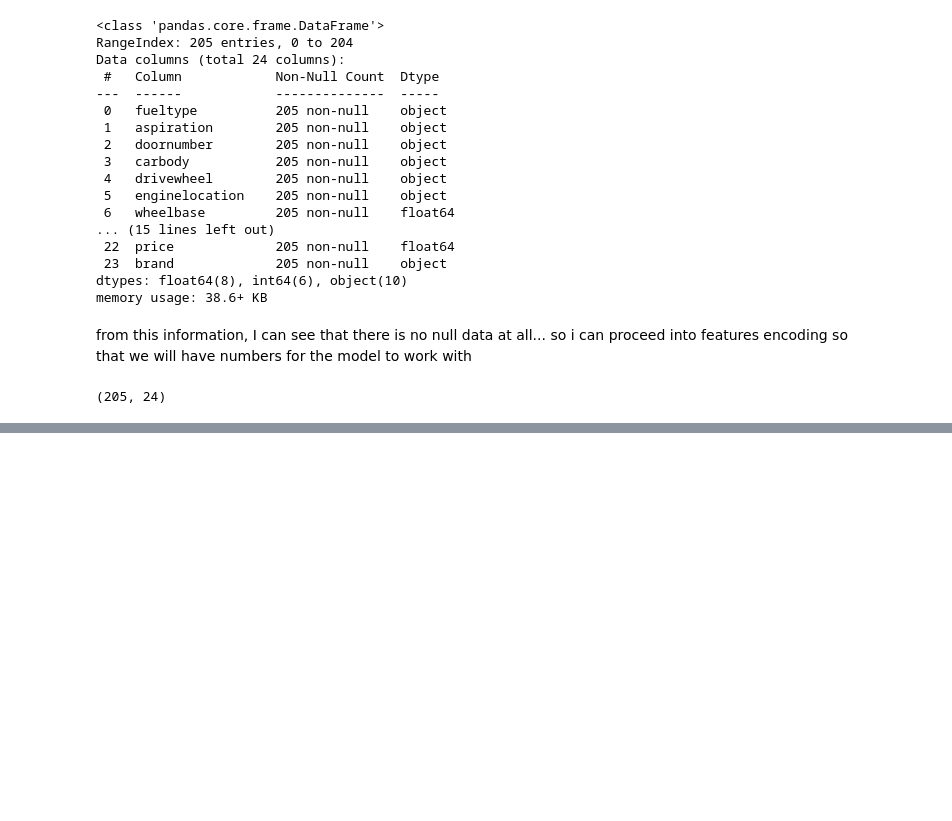
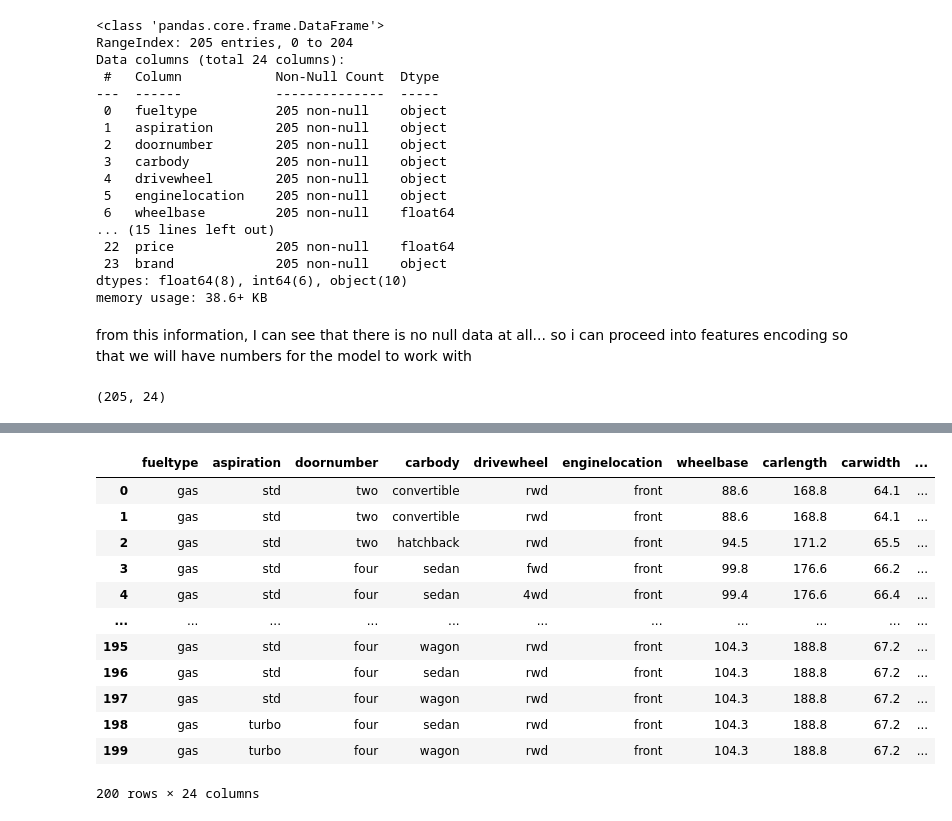
Before and after one commit to Emmanuel-Begati/Machine-Learning-and-AI, a Jupyter notebook: Car_Price_Prediction.ipynb, the cells around one changed output, grey strips where cells are left out. Drawn from its saved outputs; the diff is of its cells as text; code cells hidden in the pictures; blank space fills up the shorter version.

Commit message:
created new aspiration

```diff
--- a/Car_Price_Prediction.ipynb
+++ b/Car_Price_Prediction.ipynb
@@ -321,0 +336,16 @@ binary_encoder.transform(df['aspiration'])
+# %%
+df.head(-5)
+# %% [output]
+|  | fueltype | aspiration | doornumber | carbody | drivewheel | enginelocation | wheelbase | carlength | carwidth | ... |
+| 0 | gas | std | two | convertible | rwd | front | 88.6 | 168.8 | 64.1 | ... |
+| 1 | gas | std | two | convertible | rwd | front | 88.6 | 168.8 | 64.1 | ... |
+| 2 | gas | std | two | hatchback | rwd | front | 94.5 | 171.2 | 65.5 | ... |
+| 3 | gas | std | four | sedan | fwd | front | 99.8 | 176.6 | 66.2 | ... |
+| 4 | gas | std | four | sedan | 4wd | front | 99.4 | 176.6 | 66.4 | ... |
+| ... | ... | ... | ... | ... | ... | ... | ... | ... | ... | ... |
+| 195 | gas | std | four | wagon | rwd | front | 104.3 | 188.8 | 67.2 | ... |
+| 196 | gas | std | four | sedan | rwd | front | 104.3 | 188.8 | 67.2 | ... |
+| 197 | gas | std | four | wagon | rwd | front | 104.3 | 188.8 | 67.2 | ... |
+| 198 | gas | turbo | four | sedan | rwd | front | 104.3 | 188.8 | 67.2 | ... |
+| 199 | gas | turbo | four | wagon | rwd | front | 104.3 | 188.8 | 67.2 | ... |
+200 rows × 24 columns
```
Also changed, not shown: parts of 39 cells of this notebook.
